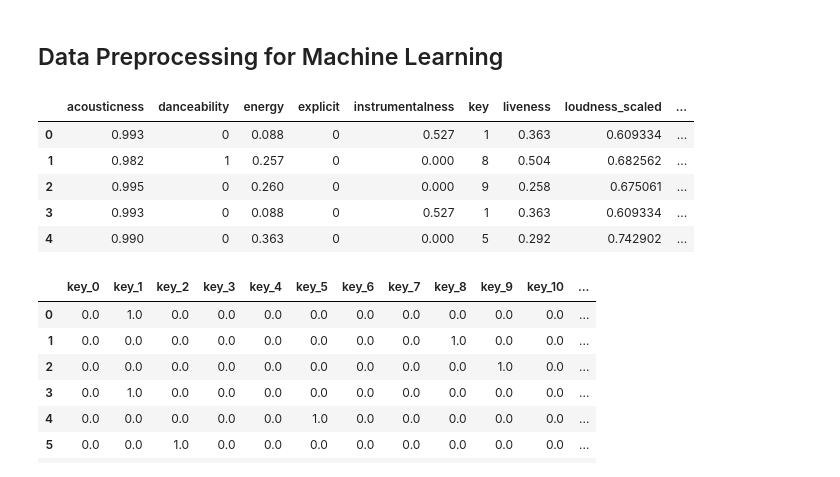
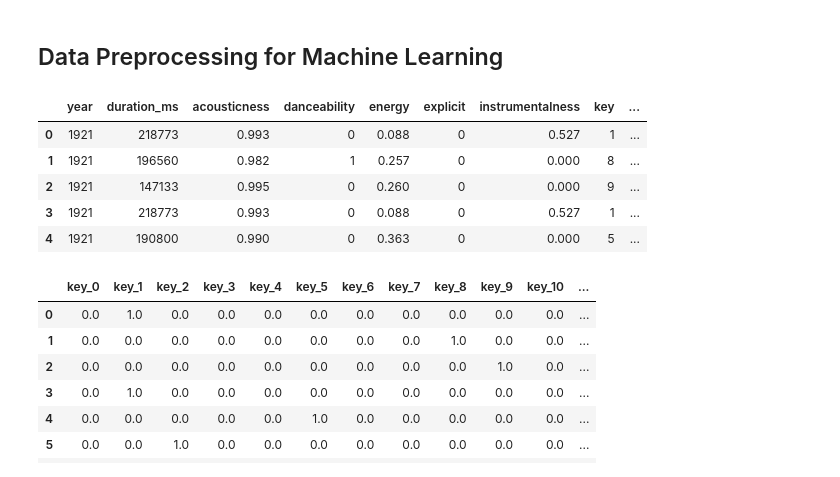
Before and after one commit to fa7i3/Danceability-for-Spotify-Songs, a Jupyter notebook: Machine_Learning_Model/machine_learning_models.ipynb, the cells around one changed output. Saved outputs shown, nothing was run; the diff lists cells and outputs as text; code cells hidden in the pictures.

```diff
--- a/Machine_Learning_Model/machine_learning_models.ipynb
+++ b/Machine_Learning_Model/machine_learning_models.ipynb
@@ -127,15 +135,15 @@ song_names_df
 ## Data Preprocessing for Machine Learning
 # %%
 # Drop non numberical and repeat columns from main DataFrame
-spotify_df = spotify_df.drop(columns=["id", "name", "artists", "release_date", "year", "duration_ms", "loudness", "tempo"])
+spotify_df = spotify_df.drop(columns=["id", "name", "artists", "release_date", "loudness_scaled", "tempo_scaled"])
 spotify_df.head()
 # %% [output]
-|  | acousticness | danceability | energy | explicit | instrumentalness | key | liveness | loudness_scaled | ... |
-| 0 | 0.993 | 0 | 0.088 | 0 | 0.527 | 1 | 0.363 | 0.609334 | ... |
-| 1 | 0.982 | 1 | 0.257 | 0 | 0.000 | 8 | 0.504 | 0.682562 | ... |
-| 2 | 0.995 | 0 | 0.260 | 0 | 0.000 | 9 | 0.258 | 0.675061 | ... |
-| 3 | 0.993 | 0 | 0.088 | 0 | 0.527 | 1 | 0.363 | 0.609334 | ... |
-| 4 | 0.990 | 0 | 0.363 | 0 | 0.000 | 5 | 0.292 | 0.742902 | ... |
+|  | year | duration_ms | acousticness | danceability | energy | explicit | instrumentalness | key | ... |
+| 0 | 1921 | 218773 | 0.993 | 0 | 0.088 | 0 | 0.527 | 1 | ... |
+| 1 | 1921 | 196560 | 0.982 | 1 | 0.257 | 0 | 0.000 | 8 | ... |
+| 2 | 1921 | 147133 | 0.995 | 0 | 0.260 | 0 | 0.000 | 9 | ... |
+| 3 | 1921 | 218773 | 0.993 | 0 | 0.088 | 0 | 0.527 | 1 | ... |
+| 4 | 1921 | 190800 | 0.990 | 0 | 0.363 | 0 | 0.000 | 5 | ... |
 # %%
 # key column represents the key the track is in:
 # i.e 0 = C, 1 = C#/D♭, 2 = D, 3 = D#/E♭, ... , 11 = B
```
Also changed, not shown: parts of 14 cells of this notebook.
